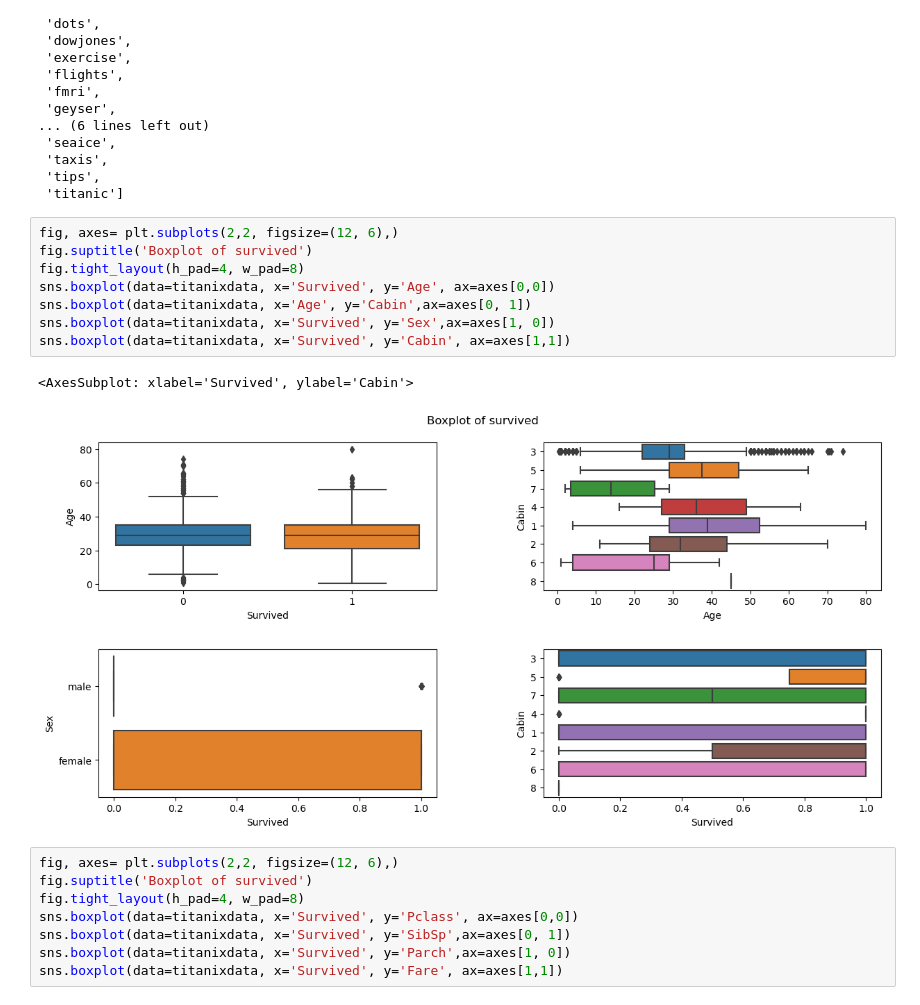
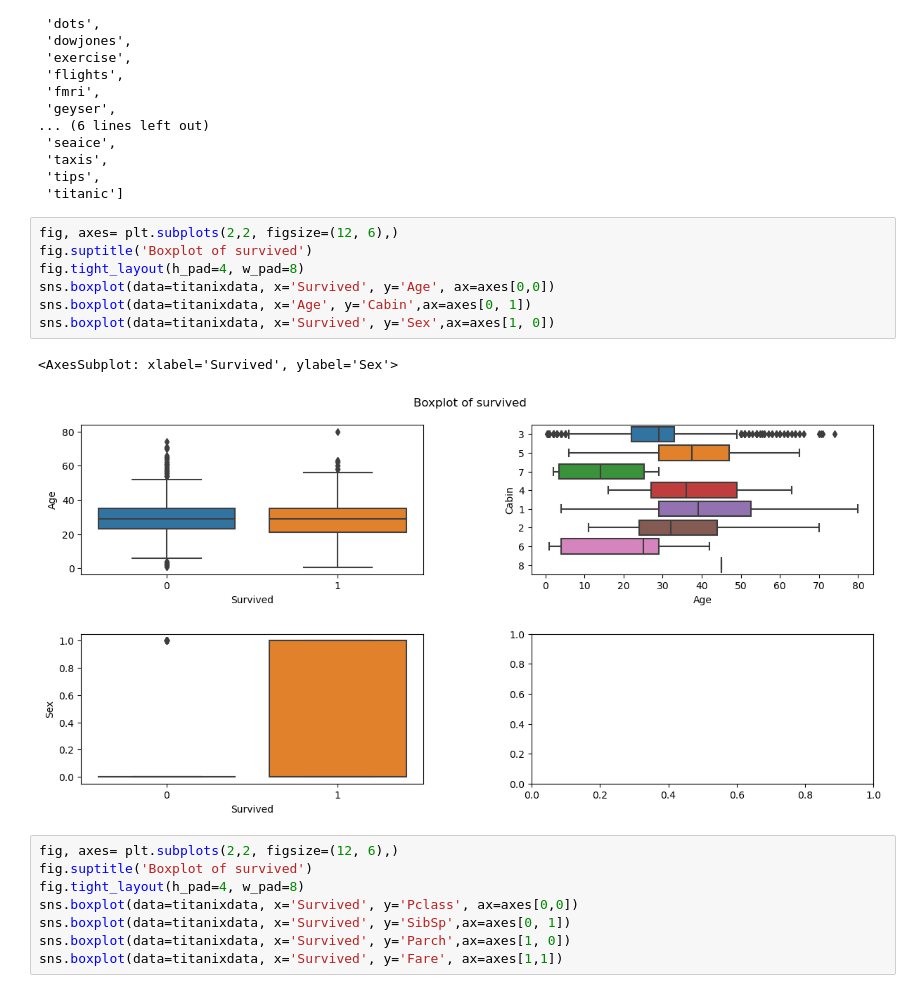
Before and after one commit to LegitMarkus/Titanix-KI, a Jupyter notebook: Titanix.ipynb, the cells around one changed output. Cells and saved outputs as stored; diff of their text form.

```diff
--- a/Titanix.ipynb
+++ b/Titanix.ipynb
@@ -329,14 +329,13 @@ sns.get_dataset_names()
 # %%
 fig, axes= plt.subplots(2,2, figsize=(12, 6),)
 fig.suptitle('Boxplot of survived')
 fig.tight_layout(h_pad=4, w_pad=8)
 sns.boxplot(data=titanixdata, x='Survived', y='Age', ax=axes[0,0])
 sns.boxplot(data=titanixdata, x='Age', y='Cabin',ax=axes[0, 1])
 sns.boxplot(data=titanixdata, x='Survived', y='Sex',ax=axes[1, 0])
-sns.boxplot(data=titanixdata, x='Survived', y='Cabin', ax=axes[1,1])
 # %% [output]
-<AxesSubplot: xlabel='Survived', ylabel='Cabin'>
+<AxesSubplot: xlabel='Survived', ylabel='Sex'>
-[figure, old version]
+[figure, new version]
 # %%
 fig, axes= plt.subplots(2,2, figsize=(12, 6),)
 fig.suptitle('Boxplot of survived')
```
Also changed, not shown: parts of 24 cells of this notebook.
